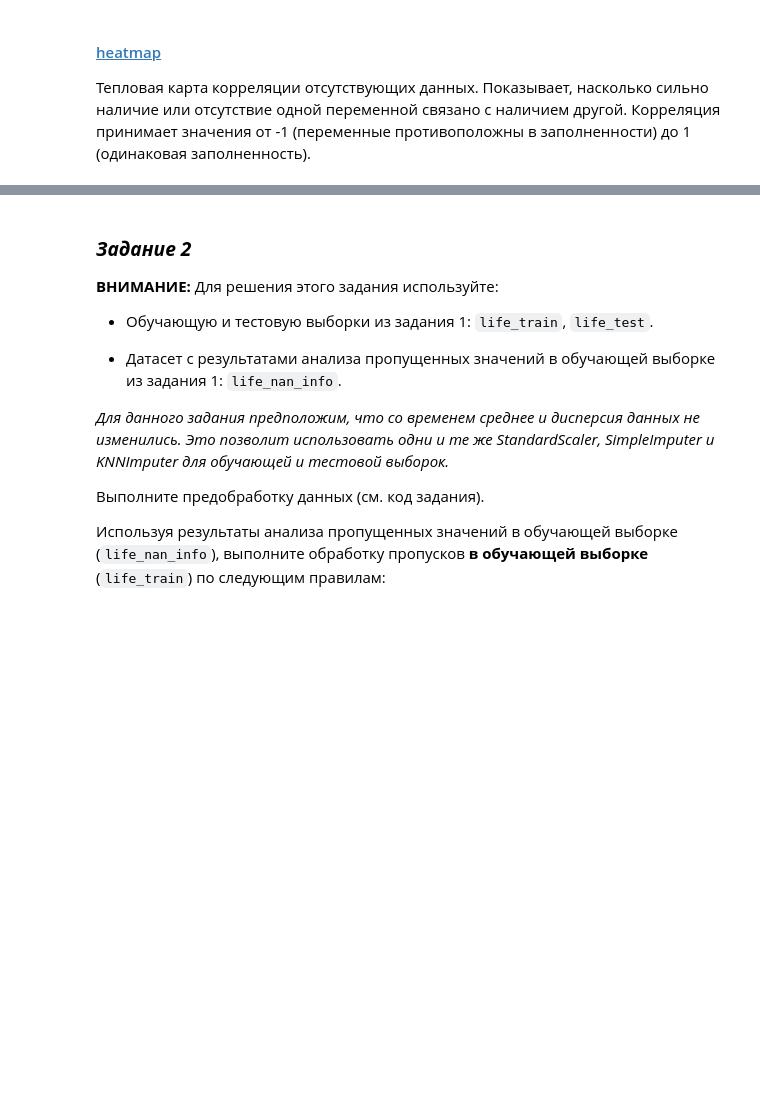
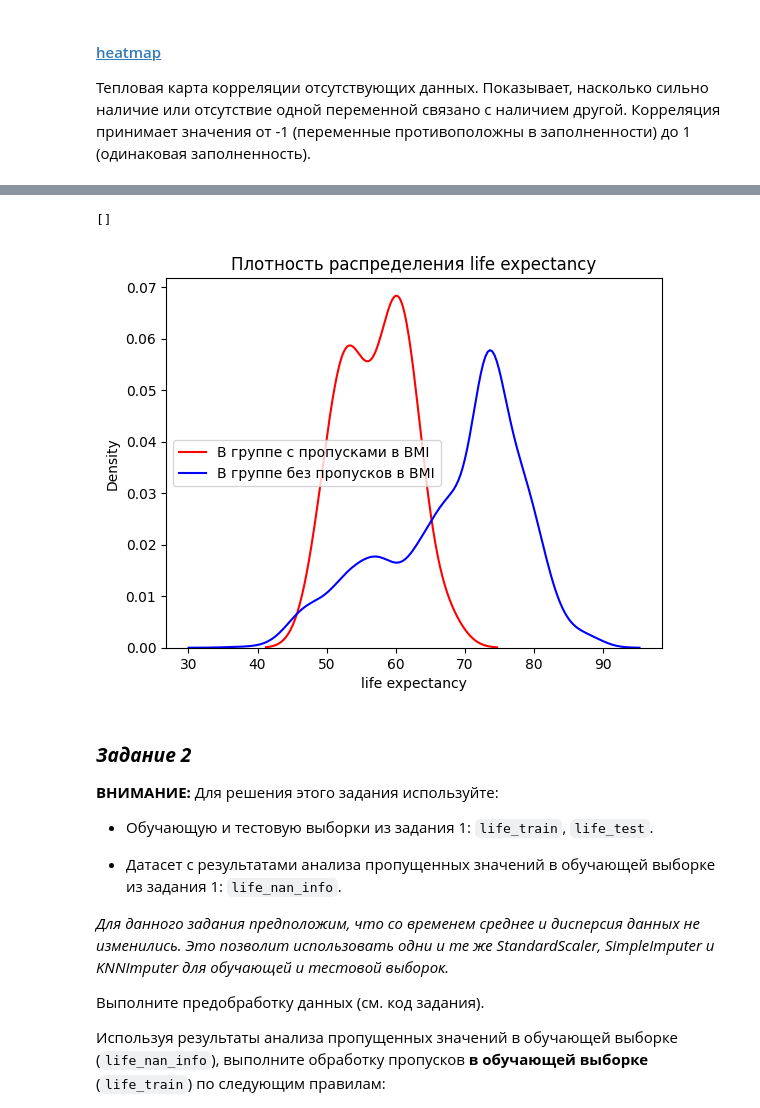
Before and after one commit to 2813/ODS-homework, a Jupyter notebook: 03_ODS_ML.ipynb, the cells around one changed output, grey strips where cells are left out. Drawn from its saved outputs; the diff is of its cells as text; code cells hidden in the pictures; blank space fills up the shorter version.

```diff
--- a/03_ODS_ML.ipynb
+++ b/03_ODS_ML.ipynb
@@ -333,18 +438,21 @@ life_nan_info['p-value'] = p_values
 # %%
 # Визуализируйте плотность целевой переменной
 # График позволяет убедиться, что пропуски типов MAR и MNAR зависят от наблюдаемых данных
 
 predictor = 'BMI'
 feature = 'life expectancy'
 
-life_train_nans_in_feature = ...            # Все наблюдения в life_train с пропусками в predictor
-life_train_non_nans_in_feature = ...        # Все наблюдения в life_train без пропусков в predictor
+life_train_nans_in_feature = life_train[life_train[predictor].isnull()]           # Все наблюдения в life_train с пропусками в predictor
+life_train_non_nans_in_feature = life_train[life_train[predictor].notnull()]        # Все наблюдения в life_train без пропусков в predictor
 
 dplt = sns.kdeplot(life_train_nans_in_feature[feature], color='red', label=f'В группе с пропусками в {predictor}')
 dplt = sns.kdeplot(life_train_non_nans_in_feature[feature], color='blue', label=f'В группе без пропусков в {predictor}')
 dplt.set_title(f'Плотность распределения {feature}')
 plt.legend()
 plt.plot()
+# %% [output]
+[]
+[figure, added]
 # %% [markdown]
 ### ***Задание 2***
 
```
Also changed, not shown: parts of 15 cells of this notebook.
